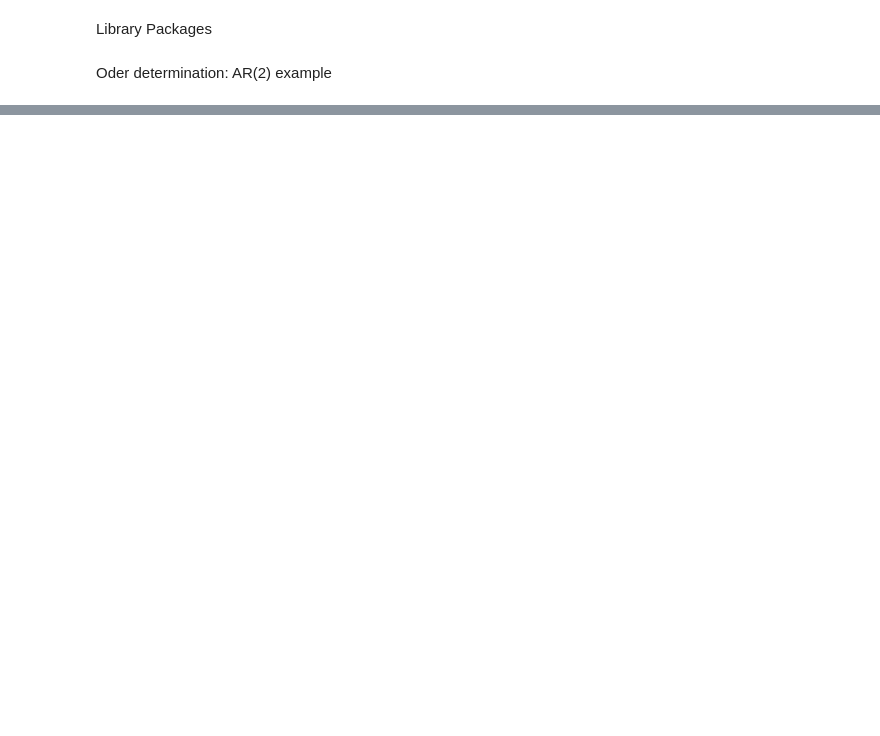
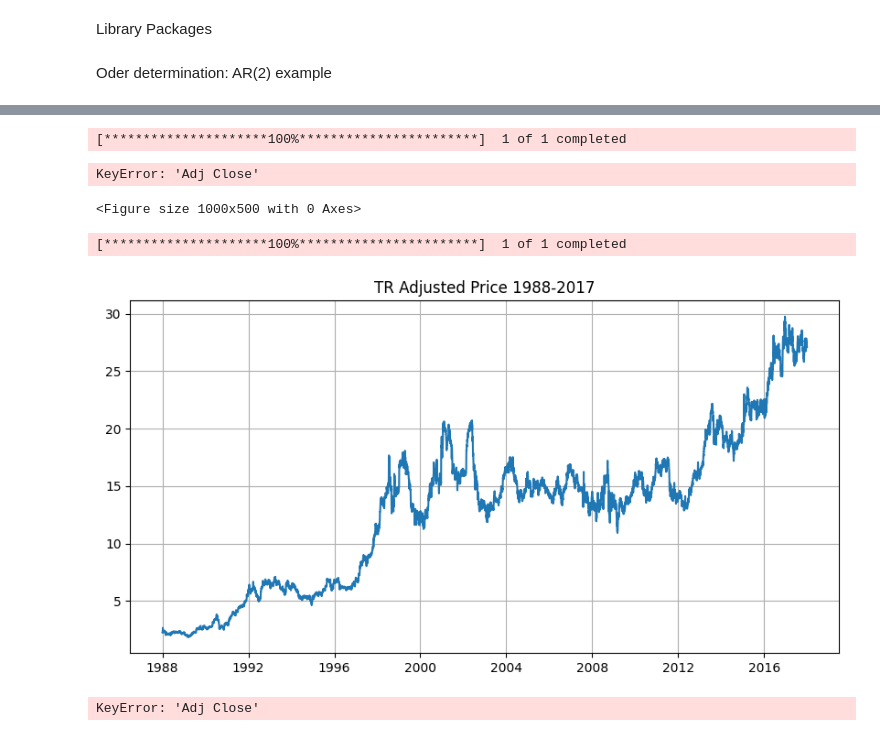
Before and after one commit to 1021114Carlos/MIT_MM_Finance, a Jupyter notebook: Courses/Mathematical_Methods_Quantitative_Finance/M3_Time_Series_Data_and_Models.ipynb, the cells around one changed output, grey strips where cells are left out. Cells and saved outputs as stored; diff of their text form; code cells hidden in the pictures; blank space fills up the shorter version.

```diff
--- a/Courses/Mathematical_Methods_Quantitative_Finance/M3_Time_Series_Data_and_Models.ipynb
+++ b/Courses/Mathematical_Methods_Quantitative_Finance/M3_Time_Series_Data_and_Models.ipynb
@@ -66,0 +146,74 @@ plt.show()
+# %%
+# fetch the data
+ticker = "TR"
+df = yf.download(ticker, start='1987-12-31', end='2017-12-31')
+
+# plot adjusted price
+plt.figure(figsize=(10, 5))
+plt.plot(df.index, df['Adj Close'])
+plt.title("TR adjusted price 1988-2017")
+plt.grid(True)
+plt.show()
+
+# Compute daily returns
+df['r'] =np.log(df["adj close"]).diff()
+df = df.dropna()
+
+# Plot the returns
+plt.figure(figsize=(10, 5))
+plt.plot(df.index, df['r'])
+plt.title("TR Daily returns 1988-2017")
+plt.grid(True)
+plt.show()
+
+noise = np.random.normal(0, df['r'].std(), len(df))
+plt.figure(figsize=(10, 5))
+plt.plot(df.index, noise)
+plt.ylim(-0.18, 0.18)
+plt.title("White noise process with TR volatility")
+plt.grid(True)
+plt.show()
+# %% [output]
+[*********************100%***********************]  1 of 1 completed
+KeyError: 'Adj Close'
+<Figure size 1000x500 with 0 Axes>
+# %%
+import yfinance as yf
+import pandas as pd
+import numpy as np
+import matplotlib.pyplot as plt
+
+# 1. Fetch the data
+ticker = "TR"
+df = yf.download(ticker, start="1987-12-31", end="2017-12-31")
+
+# 2. Plot the Adjusted Price
+plt.figure(figsize=(10, 5))
+plt.plot(df.index, df['Close'])
+plt.title("TR Adjusted Price 1988-2017")
+plt.grid(True)
+plt.show()
+
+# 3. Compute Daily Returns (using log math)
+df['r'] = np.log(df['Adj Close']).diff()
+df = df.dropna() # Remove the first row since it has no "yesterday" to compare to
+
+# 4. Plot the Returns
+plt.figure(figsize=(10, 5))
+plt.plot(df.index, df['r'])
+plt.title("TR Daily Returns 1988-2017")
+plt.grid(True)
+plt.show()
+
+# 5. Compare to "White Noise" (Random scribbles)
+noise = np.random.normal(0, df['r'].std(), len(df))
+plt.figure(figsize=(10, 5))
+plt.plot(df.index, noise)
+plt.ylim(-0.18, 0.18)
+plt.title("White Noise Process with TR Volatility")
+plt.grid(True)
+plt.show()
+# %% [output]
+[*********************100%***********************]  1 of 1 completed
+[figure, added]
+KeyError: 'Adj Close'
```
Also changed, not shown: parts of 7 cells of this notebook.
